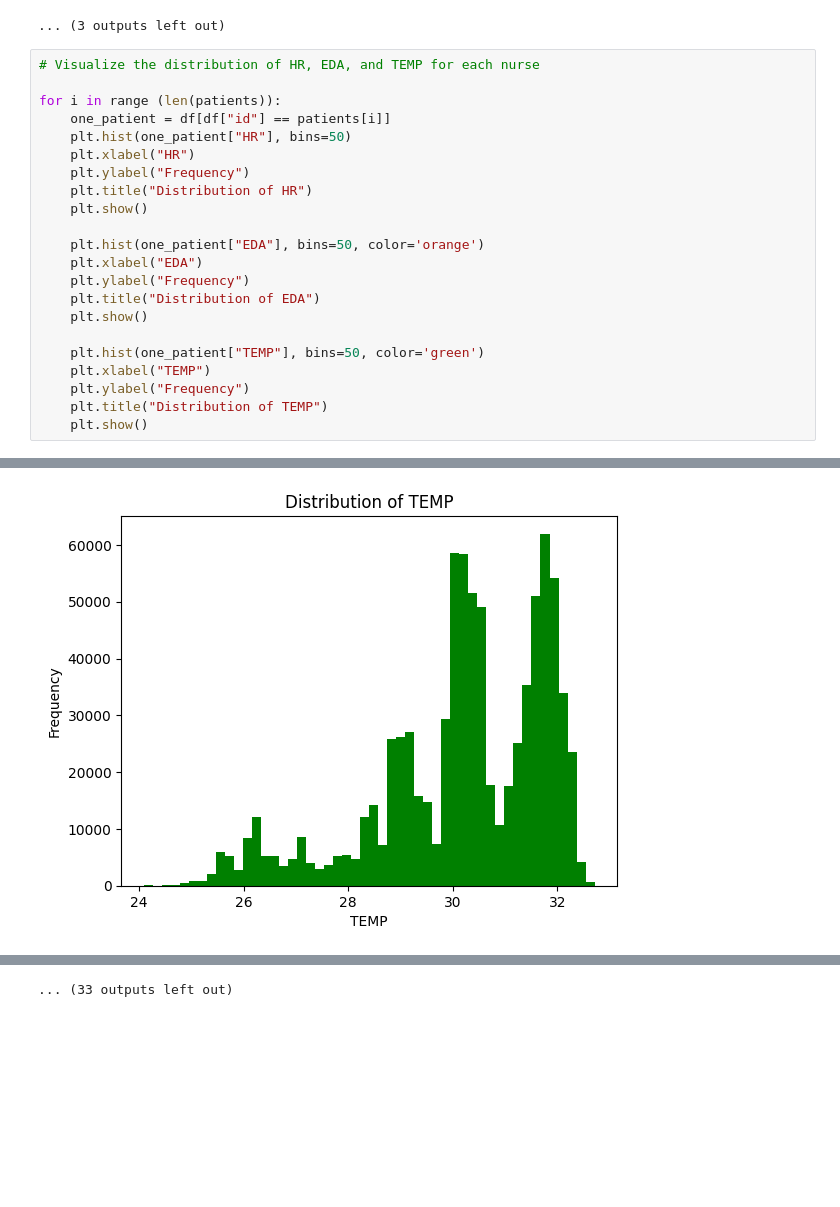
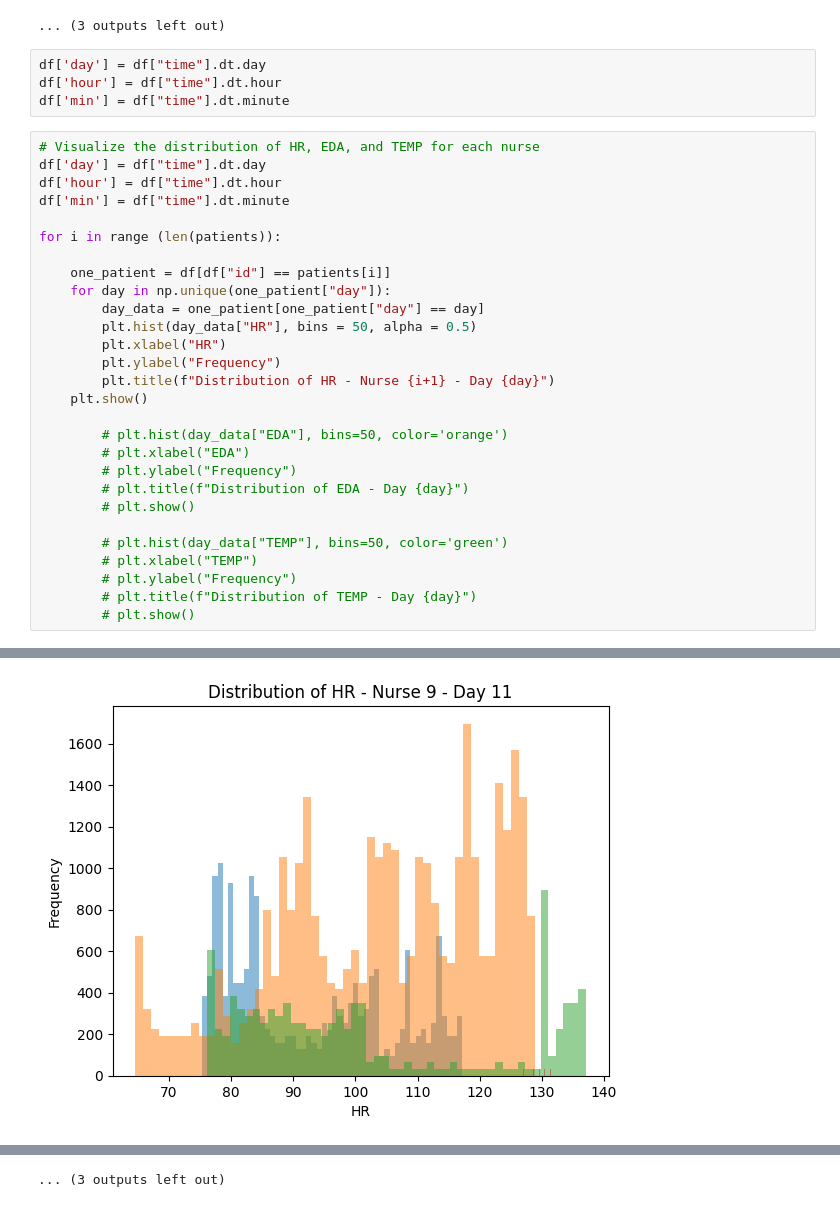
Before and after one commit to adishri8/MLMAMidtermProject, a Jupyter notebook: data_proc_nadia.ipynb, the cells around one changed output, grey strips where cells are left out. Drawn from its saved outputs; the diff is of its cells as text; blank space fills up the shorter version.

Commit message:
added rolling windows and visualizations of distributions

```diff
--- a/data_proc_nadia.ipynb
+++ b/data_proc_nadia.ipynb
@@ -49,26 +49,36 @@ for i in range (len(patients)):
 [figure]
 [figure]
 ... (3 outputs left out)
+# %%
+df['day'] = df["time"].dt.day
+df['hour'] = df["time"].dt.hour
+df['min'] = df["time"].dt.minute
 # %%
 # Visualize the distribution of HR, EDA, and TEMP for each nurse
+df['day'] = df["time"].dt.day
+df['hour'] = df["time"].dt.hour
+df['min'] = df["time"].dt.minute
 
 for i in range (len(patients)):
+
     one_patient = df[df["id"] == patients[i]]
-    plt.hist(one_patient["HR"], bins=50)
-    plt.xlabel("HR")
-    plt.ylabel("Frequency")
-    plt.title("Distribution of HR")
+    for day in np.unique(one_patient["day"]):
+        day_data = one_patient[one_patient["day"] == day]
+        plt.hist(day_data["HR"], bins = 50, alpha = 0.5)
+        plt.xlabel("HR")
+        plt.ylabel("Frequency")
+        plt.title(f"Distribution of HR - Nurse {i+1} - Day {day}")
     plt.show()
 
-    plt.hist(one_patient["EDA"], bins=50, color='orange')
-    plt.xlabel("EDA")
-    plt.ylabel("Frequency")
-    plt.title("Distribution of EDA")
-    plt.show()
+        # plt.hist(day_data["EDA"], bins=50, color='orange')
+        # plt.xlabel("EDA")
+        # plt.ylabel("Frequency")
+        # plt.title(f"Distribution of EDA - Day {day}")
+        # plt.show()
 
-    plt.hist(one_patient["TEMP"], bins=50, color='green')
-    plt.xlabel("TEMP")
-    plt.ylabel("Frequency")
-    plt.title("Distribution of TEMP")
-    plt.show()
+        # plt.hist(day_data["TEMP"], bins=50, color='green')
+        # plt.xlabel("TEMP")
+        # plt.ylabel("Frequency")
+        # plt.title(f"Distribution of TEMP - Day {day}")
+        # plt.show()
 # %% [output]
@@ -83 +93 @@ for i in range (len(patients)):
-[figure, old version]
+[figure, new version]
@@ -87 +97 @@ for i in range (len(patients)):
-... (33 outputs left out)
+... (3 outputs left out)
```
Also changed, not shown: parts of 7 cells of this notebook.
